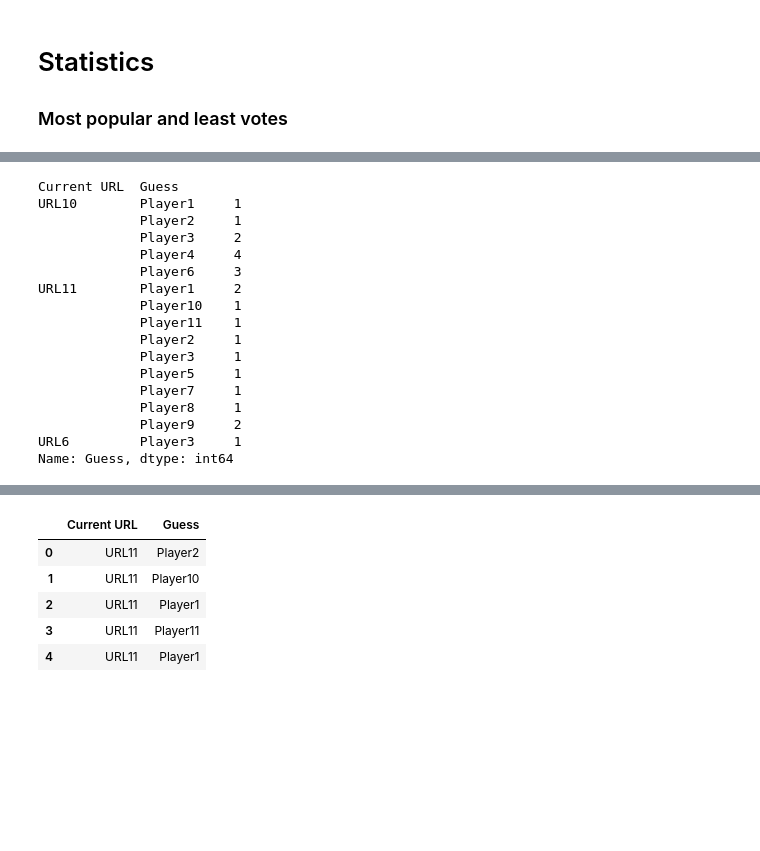
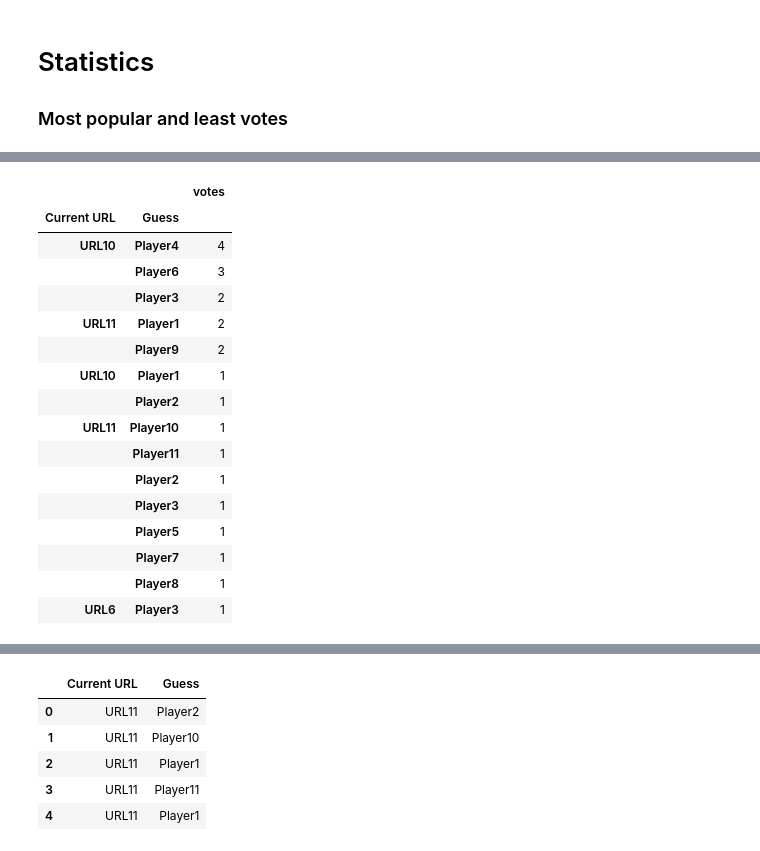
Before and after one commit to NLeSC/balconaz, a Jupyter notebook: notebooks/analysis.ipynb, the cells around one changed output, grey strips where cells are left out. Saved outputs shown, nothing was run; the diff lists cells and outputs as text; code cells hidden in the pictures; blank space fills up the shorter version.

```diff
--- a/notebooks/analysis.ipynb
+++ b/notebooks/analysis.ipynb
@@ -117,22 +132,25 @@ votes_links
 | URL6 | 1 |
 # %%
 # stats of guesses per URL
-df_raw.groupby(by=['Current URL', 'Guess'])['Guess'].count()
+guess_stats = df_raw.groupby(by=['Current URL', 'Guess'])['Guess'].count()
+s = pd.Series(guess_stats, name="votes")
+df_guess = s.to_frame().sort_values("votes", ascending=False)
+df_guess
 # %% [output]
-Current URL  Guess
-URL10        Player1     1
-             Player2     1
-             Player3     2
-             Player4     4
-             Player6     3
-URL11        Player1     2
-             Player10    1
-             Player11    1
-             Player2     1
-             Player3     1
-             Player5     1
-             Player7     1
-             Player8     1
-             Player9     2
-URL6         Player3     1
-Name: Guess, dtype: int64
+|  |  | votes |
+| Current URL | Guess |  |
+| URL10 | Player4 | 4 |
+|  | Player6 | 3 |
+|  | Player3 | 2 |
+| URL11 | Player1 | 2 |
+|  | Player9 | 2 |
+| URL10 | Player1 | 1 |
+|  | Player2 | 1 |
+| URL11 | Player10 | 1 |
+|  | Player11 | 1 |
+|  | Player2 | 1 |
+|  | Player3 | 1 |
+|  | Player5 | 1 |
+|  | Player7 | 1 |
+|  | Player8 | 1 |
+| URL6 | Player3 | 1 |
```
Also changed, not shown: parts of 11 cells of this notebook.
